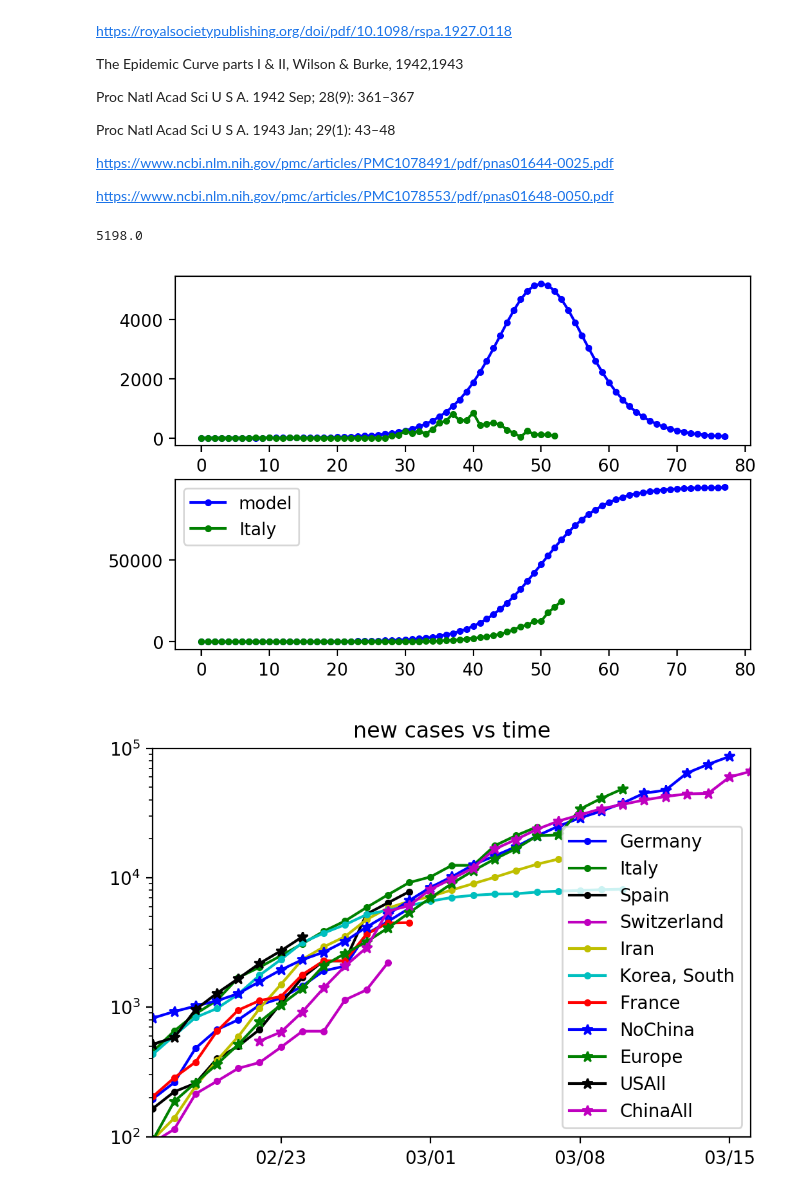
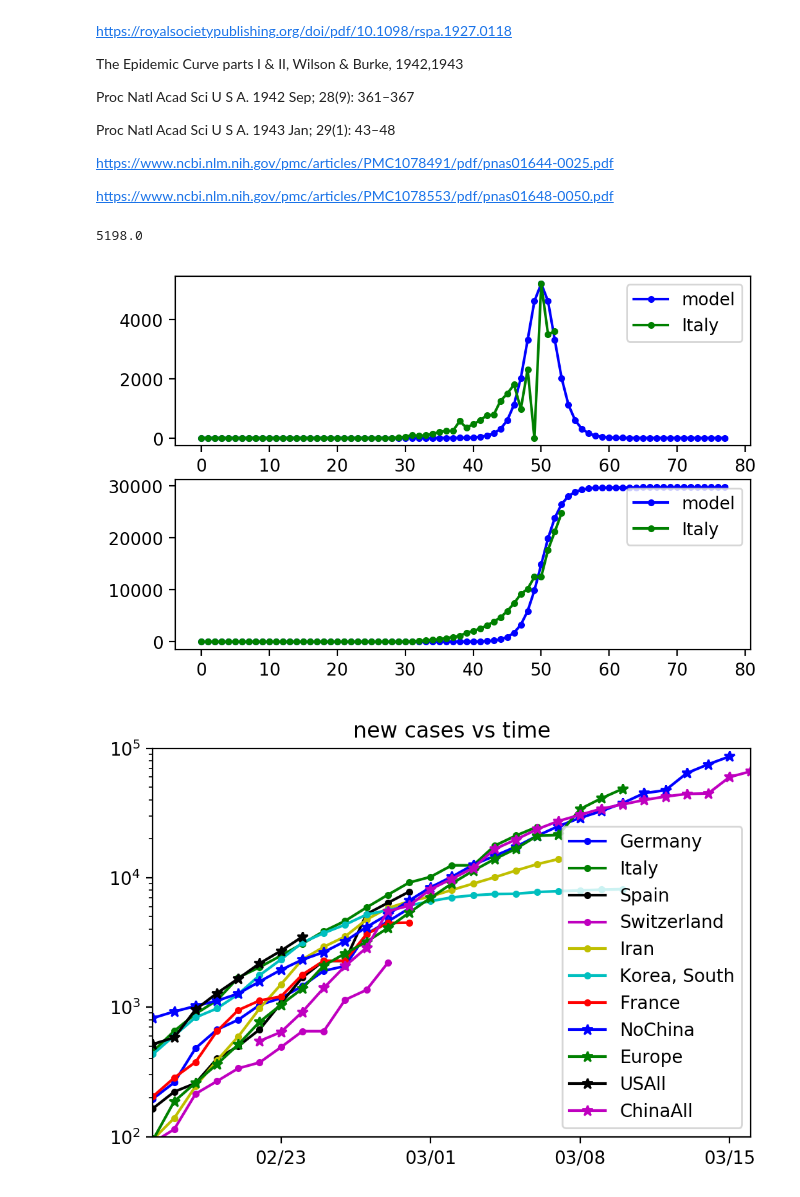
Before and after one commit to raysalem/sars-cov-19, a Jupyter notebook: cov-19.ipynb, the cells around one changed output. Saved outputs shown, nothing was run; the diff lists cells and outputs as text; code cells hidden in the pictures.

```diff
--- a/cov-19.ipynb
+++ b/cov-19.ipynb
@@ -411,37 +411,38 @@ for ctr in countries.keys():
     if not filtV == ctr: continue
 
     # get daily change, drop first value, '0'
     v = data.loc[countries[ctr]].sum().diff().values[1:]
     y = data.loc[countries[ctr]].sum().values
 
     A=max(v)
     print(A)
     # this is width variable, smaller means slower groth (this is a guss)
     # first run wiht a good set then adjust to target (for example run with south kora)
-    B=0.11
+    B=0.35
 
     C=np.argmax(v)
 
     # must be in days
     N=sp.size(v)
     t = np.arange(0,N+25)
     yh = A/B * ( np.tanh( B * (t-C)) + 1 )
 
     vh = A/(np.cosh( B * (t-C))**2)
     fig, ax = plt.subplots(2,1,)
     ax[0].plot(vh,label="model")
-    ax[0].plot(Nd,label=ctr)
+    ax[0].plot(v,label=ctr)
+    ax[0].legend()
 
     ax[1].grid()
     ax[1].plot(yh,label="model")
 
     ax[1].plot(y,label=ctr)
 
     ax[1].grid()
-    plt.legend()
+    ax[1].legend()
 # %% [output]
 5198.0
-[figure, old version]
+[figure, new version]
 # %%
 #align countries, with the following offset to get a prediction where they are
 # ideally normalize too
```
